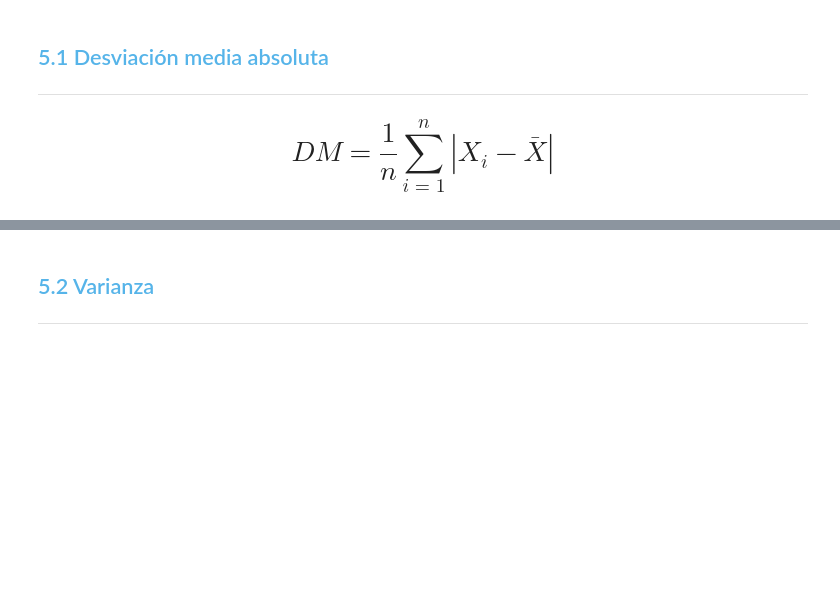
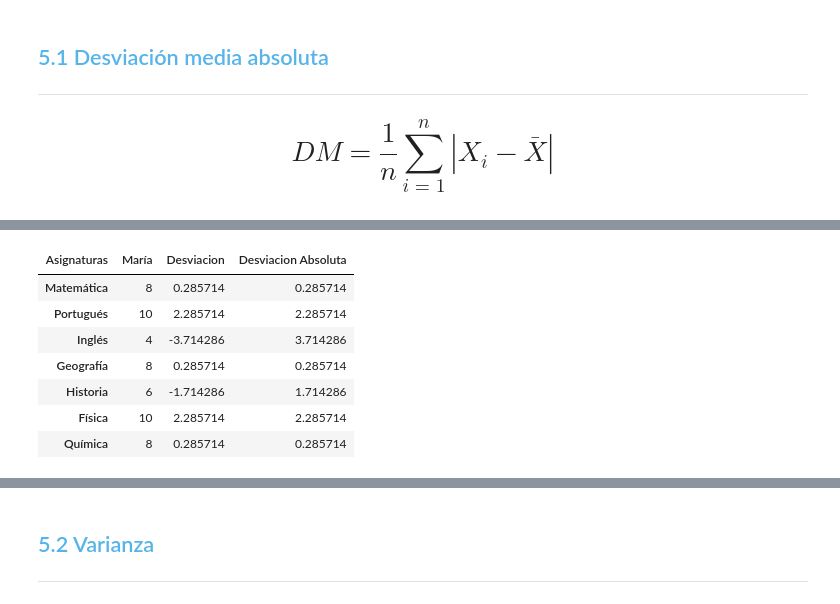
Before and after one commit to LordAguaKate/Practica_DATA_SCIENCE, a Jupyter notebook: Curso_de_Estadística_con_Python.ipynb, the cells around one changed output, grey strips where cells are left out. Saved outputs shown, nothing was run; the diff lists cells and outputs as text; code cells hidden in the pictures; blank space fills up the shorter version.

```diff
--- a/Curso_de_Estadística_con_Python.ipynb
+++ b/Curso_de_Estadística_con_Python.ipynb
@@ -1055,0 +1101,12 @@ Aunque las medidas de tendencia central y de localización proporcionan un resum
+# %%
+notas_maria_dispersion['Desviacion Absoluta'] = np.abs(notas_maria_dispersion['Desviacion'])
+notas_maria_dispersion
+# %% [output]
+| Asignaturas | María | Desviacion | Desviacion Absoluta |
+| Matemática | 8 | 0.285714 | 0.285714 |
+| Portugués | 10 | 2.285714 | 2.285714 |
+| Inglés | 4 | -3.714286 | 3.714286 |
+| Geografía | 8 | 0.285714 | 0.285714 |
+| Historia | 6 | -1.714286 | 1.714286 |
+| Física | 10 | 2.285714 | 2.285714 |
+| Química | 8 | 0.285714 | 0.285714 |
```
Also changed, not shown: parts of 18 cells of this notebook.
